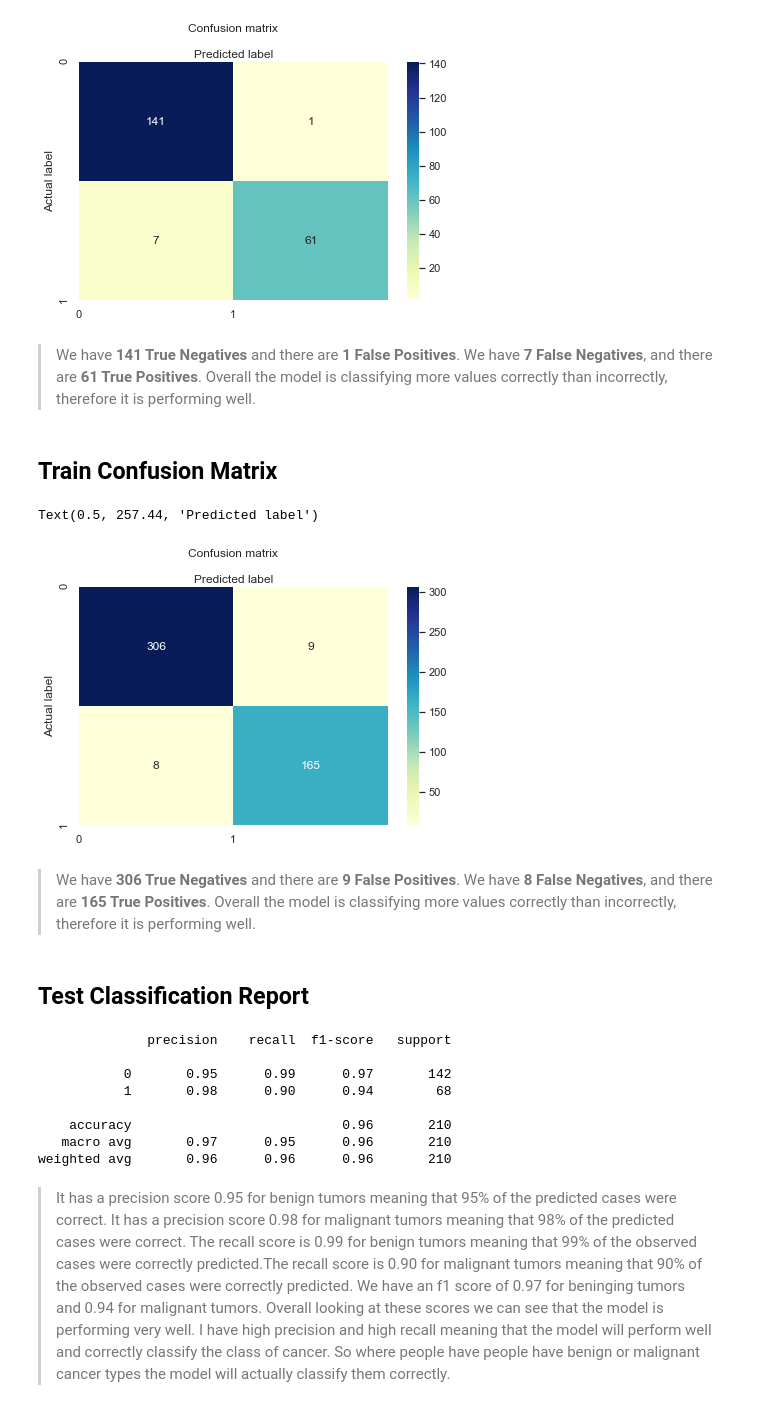
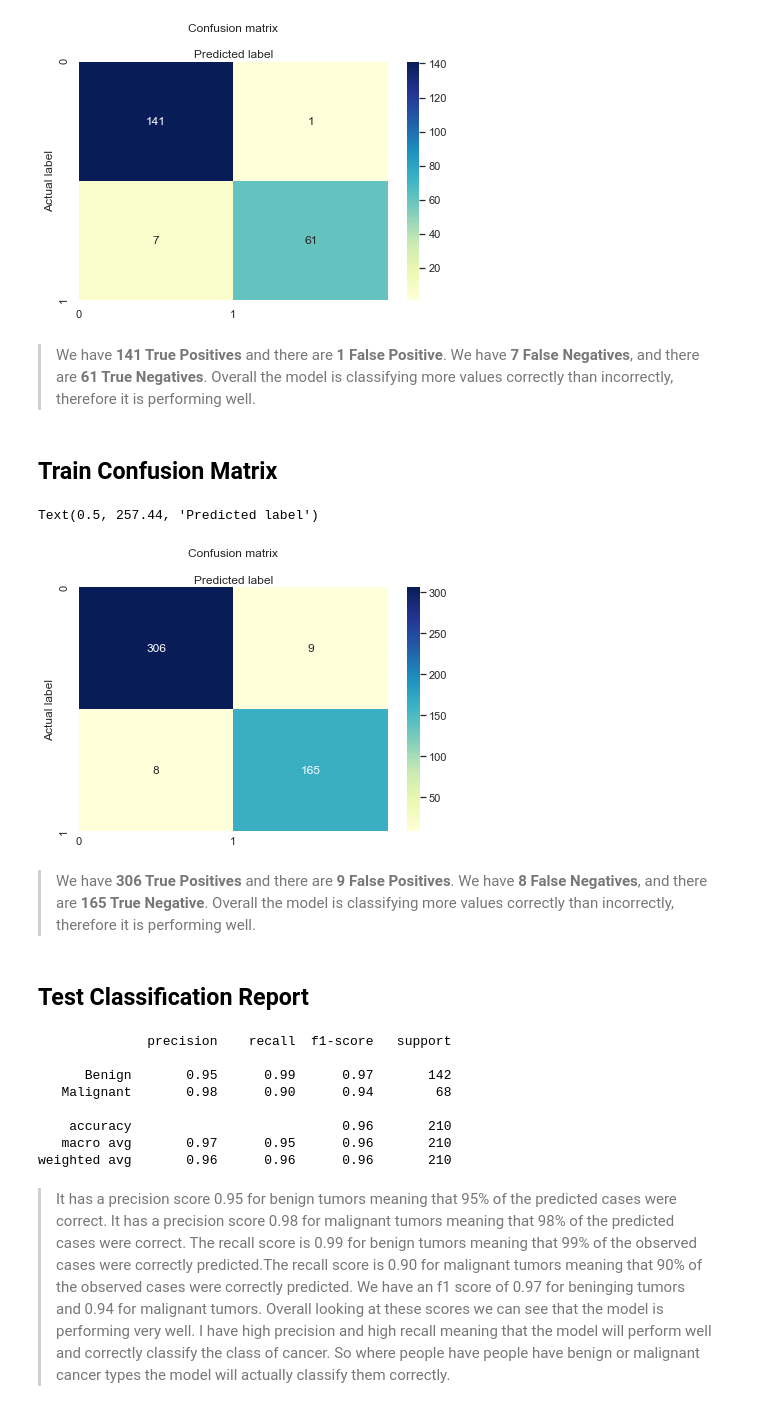
Before and after one commit to keanubowker8/Logistic-Predict-Breast-Cancer, a Jupyter notebook: Predict_Breast_Cancer.ipynb, the cells around one changed output. Cells and saved outputs as stored; diff of their text form; code cells hidden in the pictures.

```diff
--- a/Predict_Breast_Cancer.ipynb
+++ b/Predict_Breast_Cancer.ipynb
@@ -386,43 +386,43 @@ Text(0.5, 257.44, 'Predicted label')
 [figure]
 # %% [markdown]
 <blockquote>
-We have <b>141 True Negatives</b> and there are <b>1 False Positives</b>. We have <b>7 False Negatives</b>, and there are <b>61 True Positives</b>. Overall the model is classifying more values correctly than incorrectly, therefore it is performing well.
+We have <b>141 True Positives</b> and there are <b>1 False Positive</b>. We have <b>7 False Negatives</b>, and there are <b>61  True Negatives</b>. Overall the model is classifying more values correctly than incorrectly, therefore it is performing well.
 </blockquote>
 # %% [markdown]
  <h2>Train Confusion Matrix</h2>
 # %%
 class_names=[0,1] # name  of classes
 fig, ax = plt.subplots()
 tick_marks = np.arange(len(class_names))
-plt.xticks(tick_marks, class_names)
-plt.yticks(tick_marks, class_names)
+plt.xticks(tick_marks, class_names,va="center")
+plt.yticks(tick_marks, class_names,va="center")
 # create heatmap
 sns.heatmap(pd.DataFrame(confusion_matrix(y_train, x_pred)), annot=True, cmap="YlGnBu" ,fmt='g')
 ax.xaxis.set_label_position("top")
 ax.set(yticks=[0, 2],
        xticks=[0, 1],
        yticklabels=class_names,
        xticklabels=class_names)
 plt.tight_layout()
 plt.title('Confusion matrix', y=1.1)
 plt.ylabel('Actual label')
 plt.xlabel('Predicted label')
 # %% [output]
 Text(0.5, 257.44, 'Predicted label')
-[figure, old version]
+[figure, new version]
 # %% [markdown]
 <blockquote>
-We have <b>306 True Negatives</b> and there are <b>9 False Positives</b>. We have <b>8 False Negatives</b>, and there are <b>165 True Positives</b>. Overall the model is classifying more values correctly than incorrectly, therefore it is performing well.
+We have <b>306 True Positives</b> and there are <b>9 False Positives</b>. We have <b>8 False Negatives</b>, and there are <b>165 True Negative</b>. Overall the model is classifying more values correctly than incorrectly, therefore it is performing well.
 </blockquote>
 # %% [markdown]
 <h2>Test Classification Report</h2>
 # %%
-print(classification_report(y_test, y_pred))
+print(classification_report(y_test, y_pred, target_names=['Benign', 'Malignant']))
 # %% [output]
               precision    recall  f1-score   support
 
-           0       0.95      0.99      0.97       142
-           1       0.98      0.90      0.94        68
+      Benign       0.95      0.99      0.97       142
+   Malignant       0.98      0.90      0.94        68
 
     accuracy                           0.96       210
    macro avg       0.97      0.95      0.96       210
```
Also changed, not shown: parts of 11 cells of this notebook.
